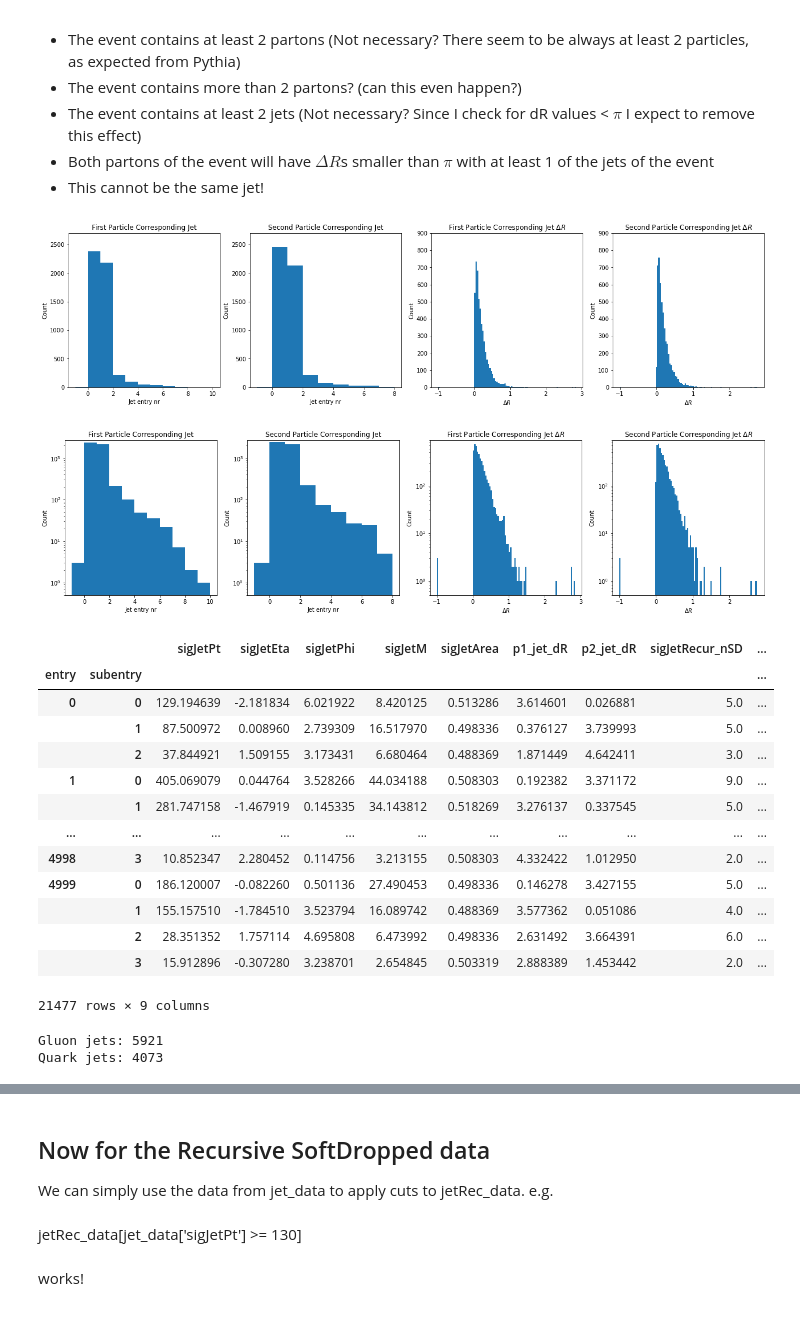
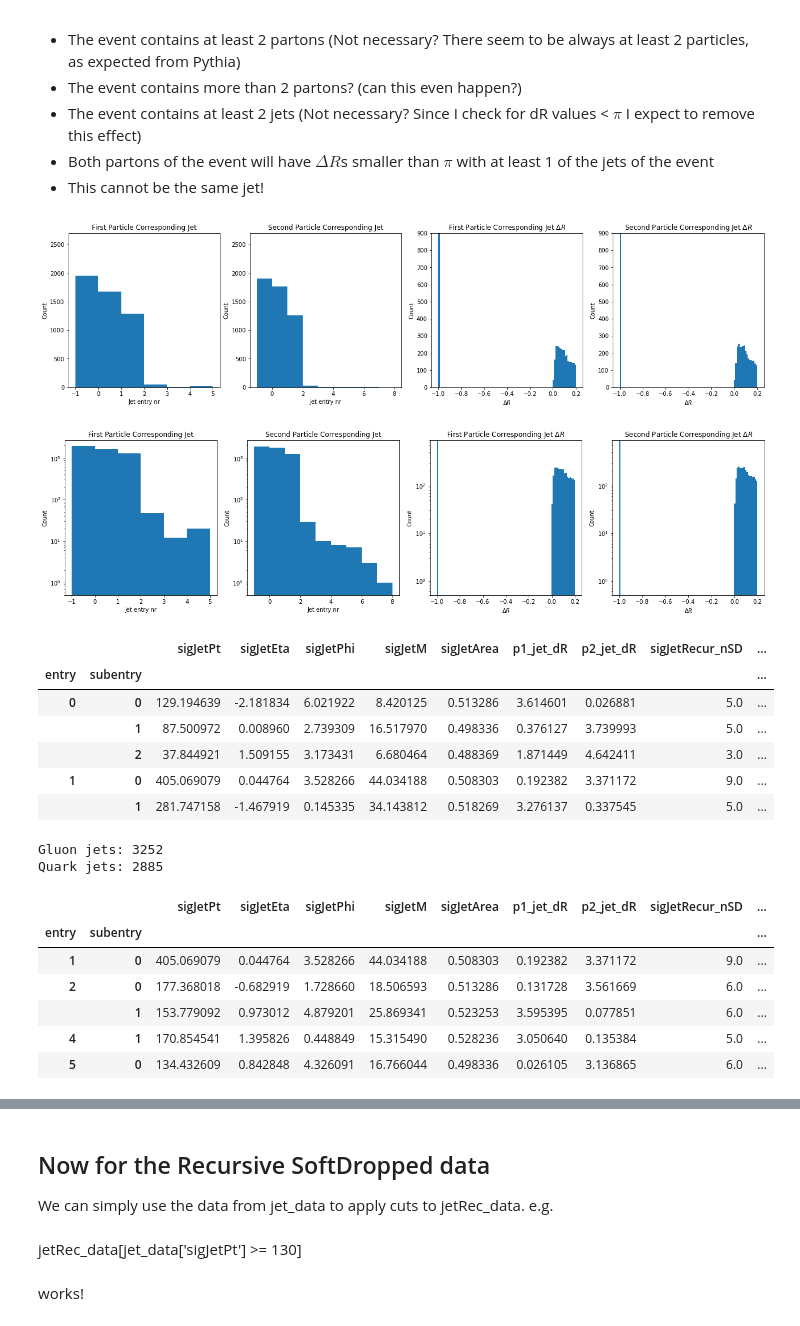
Before and after one commit to wesselrijk/anAliPy, a Jupyter notebook: jetData.ipynb, the cells around one changed output, grey strips where cells are left out. Cells and saved outputs as stored; diff of their text form; code cells hidden in the pictures.

```diff
--- a/jetData.ipynb
+++ b/jetData.ipynb
@@ -23,5 +23,5 @@ SyntaxError: invalid syntax (3046428259.py, line 11)
 # %%
-fileName = "samples/07-09-2021_58MB_Pt120_tune14_10k_SD/JetToyHIResultSoftDropSkinny.root"
+fileName = 'samples/07-09-2021_58MB_Pt120_tune14_10k_SD/JetToyHIResultSoftDropSkinny_old.root'
 branches = uproot.open(fileName)['jetTreeSig'].arrays()
 # %%
 df = ak.to_pandas(branches)
@@ -106,10 +105,9 @@ p2_jet_nrs = np.zeros(size)
 p1_dRs = np.zeros(size)
 p2_dRs = np.zeros(size)
 
-def check_dR(dRs):
-    if any(i <= m.pi for i in dRs):
+def check_dR(dRs, dR_cut: int = 0.2):
+    if any(i <= dR_cut for i in dRs):
         return np.argmin(dRs), np.min(dRs)
-    elif any()
     else:
         return -1, -1
 
@@ -170,30 +168,23 @@ fig2.patch.set_facecolor('white')
 plot_dR_info(axs2)
 plt.show()
 # %% [output]
-[figure, old version]
+[figure, new version]
-[figure, old version]
+[figure, new version]
 # %%
-jet_data
+jet_data.head()
 # %% [output]
 |  |  | sigJetPt | sigJetEta | sigJetPhi | sigJetM | sigJetArea | p1_jet_dR | p2_jet_dR | sigJetRecur_nSD | ... |
 | entry | subentry |  |  |  |  |  |  |  |  | ... |
 | 0 | 0 | 129.194639 | -2.181834 | 6.021922 | 8.420125 | 0.513286 | 3.614601 | 0.026881 | 5.0 | ... |
 |  | 1 | 87.500972 | 0.008960 | 2.739309 | 16.517970 | 0.498336 | 0.376127 | 3.739993 | 5.0 | ... |
 |  | 2 | 37.844921 | 1.509155 | 3.173431 | 6.680464 | 0.488369 | 1.871449 | 4.642411 | 3.0 | ... |
 | 1 | 0 | 405.069079 | 0.044764 | 3.528266 | 44.034188 | 0.508303 | 0.192382 | 3.371172 | 9.0 | ... |
 |  | 1 | 281.747158 | -1.467919 | 0.145335 | 34.143812 | 0.518269 | 3.276137 | 0.337545 | 5.0 | ... |
-| ... | ... | ... | ... | ... | ... | ... | ... | ... | ... | ... |
-| 4998 | 3 | 10.852347 | 2.280452 | 0.114756 | 3.213155 | 0.508303 | 4.332422 | 1.012950 | 2.0 | ... |
-| 4999 | 0 | 186.120007 | -0.082260 | 0.501136 | 27.490453 | 0.498336 | 0.146278 | 3.427155 | 5.0 | ... |
-|  | 1 | 155.157510 | -1.784510 | 3.523794 | 16.089742 | 0.488369 | 3.577362 | 0.051086 | 4.0 | ... |
-|  | 2 | 28.351352 | 1.757114 | 4.695808 | 6.473992 | 0.498336 | 2.631492 | 3.664391 | 6.0 | ... |
-|  | 3 | 15.912896 | -0.307280 | 3.238701 | 2.654845 | 0.503319 | 2.888389 | 1.453442 | 2.0 | ... |
-21477 rows × 9 columns
 # %%
 print('Gluon jets:', np.count_nonzero(jet_data['partonsPDG'] == 21) )
 print('Quark jets:', np.count_nonzero(np.abs(jet_data['partonsPDG']).isin(range(1,7))) )
 # %% [output]
-Gluon jets: 5921
-Quark jets: 4073
+Gluon jets: 3252
+Quark jets: 2885
 # %%
 g_jets = jet_data[jet_data['partonsPDG'] == 21 ]
@@ -204,0 +196,10 @@ cq_jets = q_jets[jet_data['sigJetEta'] <= 2][jet_data['sigJetEta'] >= -2][jet_da
+# %%
+g_jets.head()
+# %% [output]
+|  |  | sigJetPt | sigJetEta | sigJetPhi | sigJetM | sigJetArea | p1_jet_dR | p2_jet_dR | sigJetRecur_nSD | ... |
+| entry | subentry |  |  |  |  |  |  |  |  | ... |
+| 1 | 0 | 405.069079 | 0.044764 | 3.528266 | 44.034188 | 0.508303 | 0.192382 | 3.371172 | 9.0 | ... |
+| 2 | 0 | 177.368018 | -0.682919 | 1.728660 | 18.506593 | 0.513286 | 0.131728 | 3.561669 | 6.0 | ... |
+|  | 1 | 153.779092 | 0.973012 | 4.879201 | 25.869341 | 0.523253 | 3.595395 | 0.077851 | 6.0 | ... |
+| 4 | 1 | 170.854541 | 1.395826 | 0.448849 | 15.315490 | 0.528236 | 3.050640 | 0.135384 | 5.0 | ... |
+| 5 | 0 | 134.432609 | 0.842848 | 4.326091 | 16.766044 | 0.498336 | 0.026105 | 3.136865 | 6.0 | ... |
```
Also changed, not shown: parts of 41 cells of this notebook, 9 other files.
